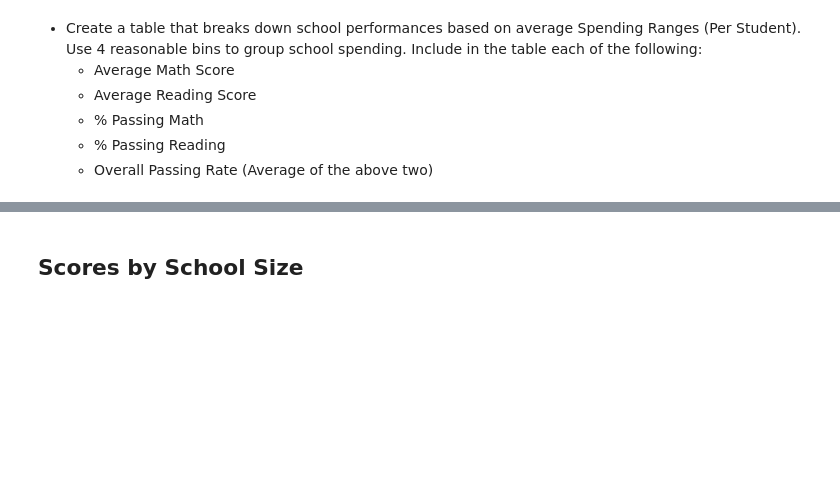
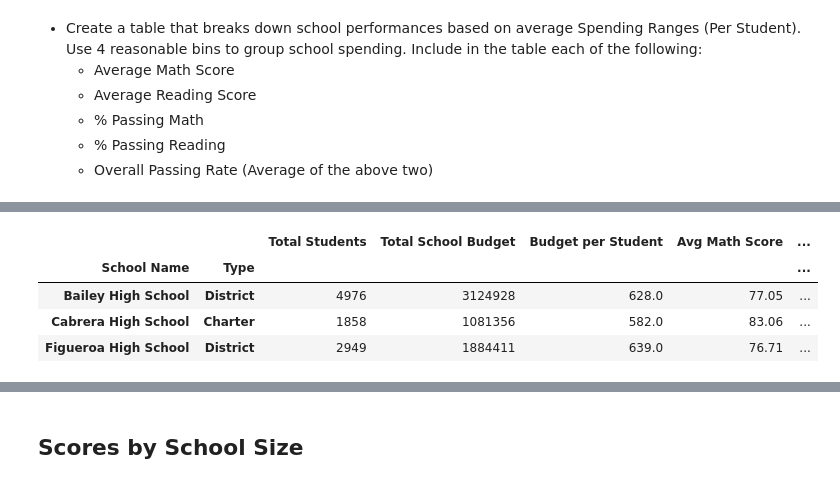
Before and after one commit to avaz7791/pandas-challenge, a Jupyter notebook: PyCitySchools/PyCitySchools.ipynb, the cells around one changed output, grey strips where cells are left out. Saved outputs shown, nothing was run; the diff lists cells and outputs as text; code cells hidden in the pictures; blank space fills up the shorter version.

```diff
--- a/PyCitySchools/PyCitySchools.ipynb
+++ b/PyCitySchools/PyCitySchools.ipynb
@@ -389,0 +444,10 @@ reading_df
+# %%
+# Cut the df for budget student group  and apply the bins and labels
+school_budget_df["Budget Student Group $"]=pd.cut(school_budget_df["Budget per Student"], bins, labels=group_labels)
+school_budget_df.head(3)
+# %% [output]
+|  |  | Total Students | Total School Budget | Budget per Student | Avg Math Score | ... |
+| School Name | Type |  |  |  |  | ... |
+| Bailey High School | District | 4976 | 3124928 | 628.0 | 77.05 | ... |
+| Cabrera High School | Charter | 1858 | 1081356 | 582.0 | 83.06 | ... |
+| Figueroa High School | District | 2949 | 1884411 | 639.0 | 76.71 | ... |
```
Also changed, not shown: parts of 8 cells of this notebook.
